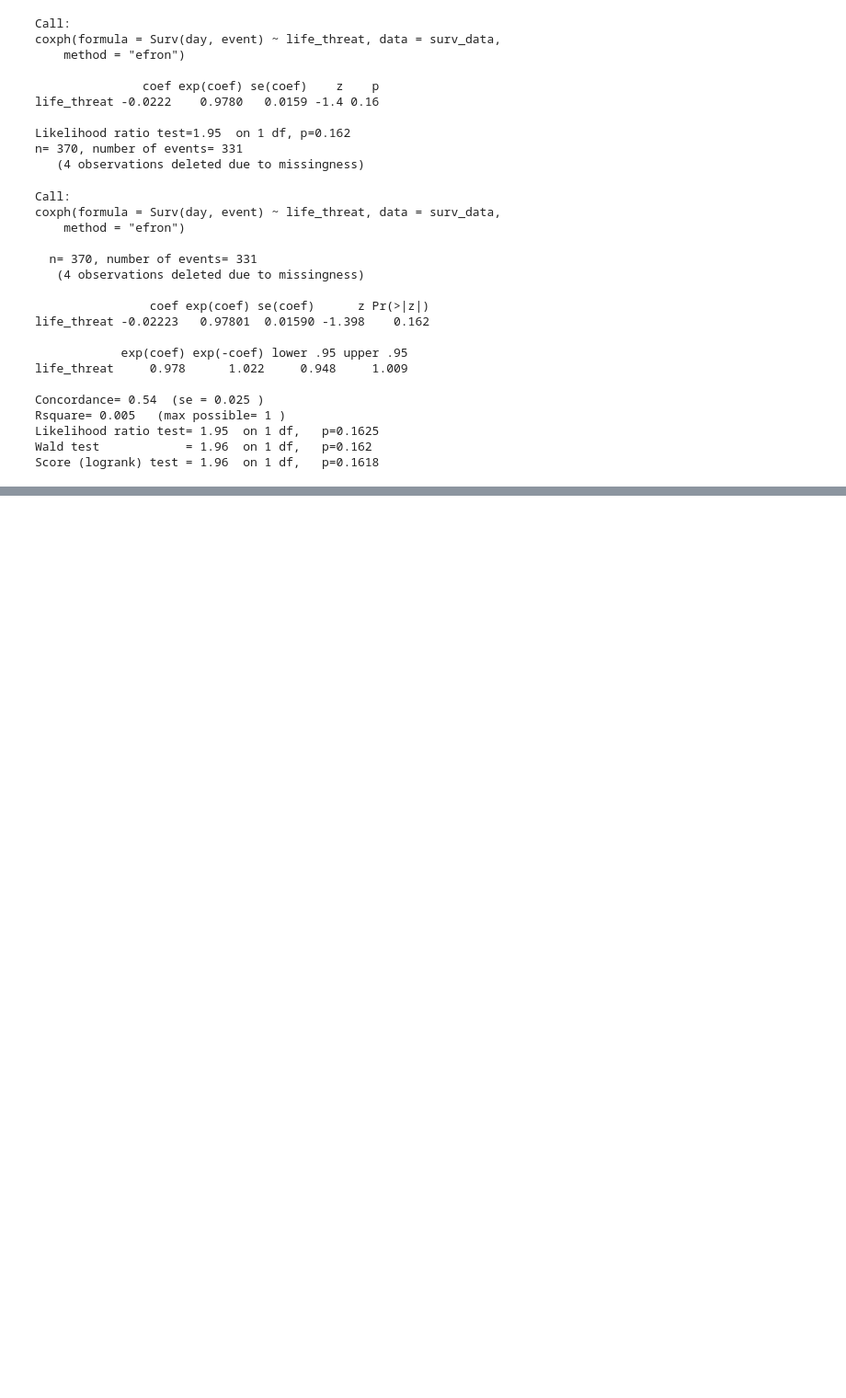
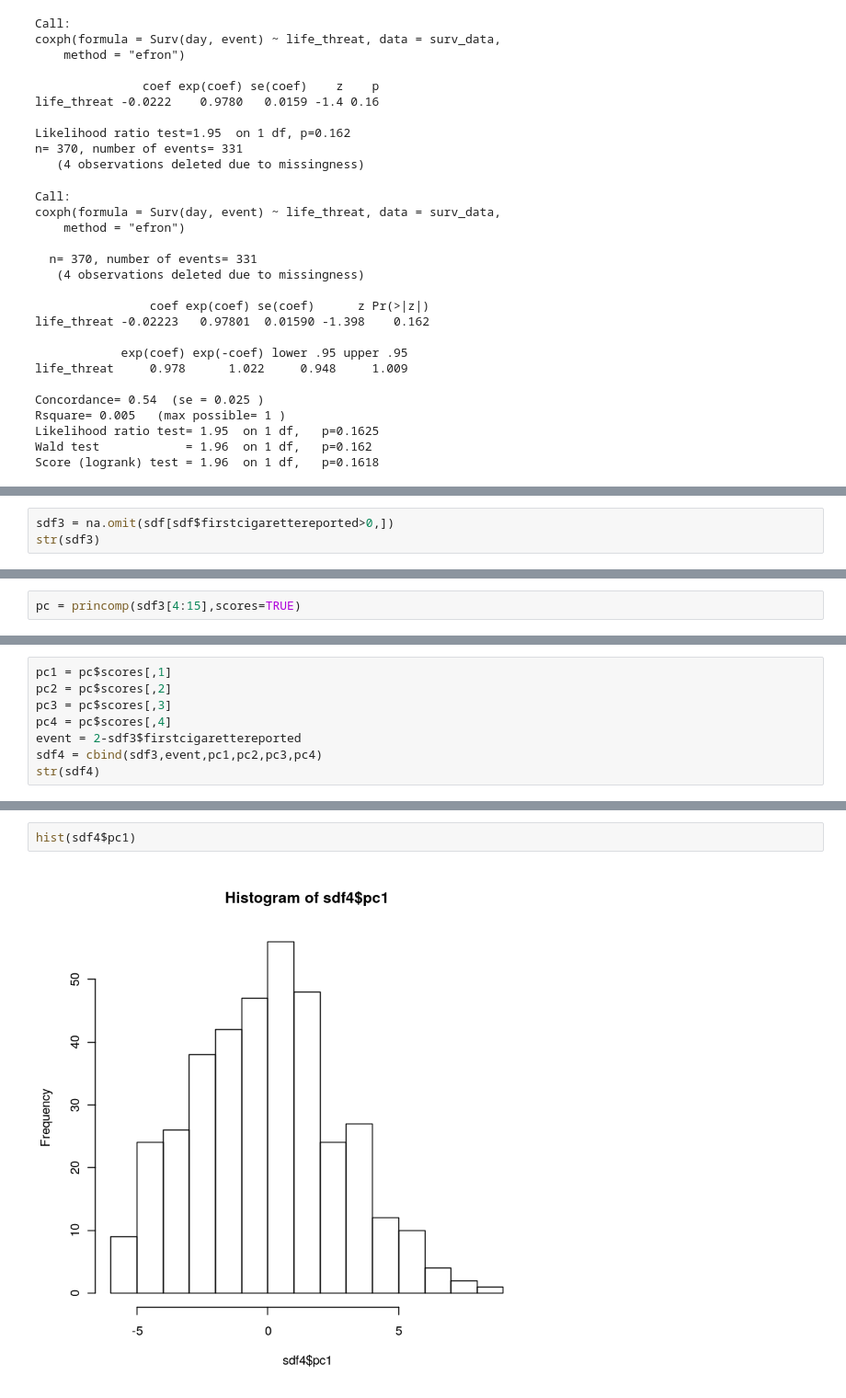
Before and after one commit to equinn1/Smoking_Cessation, a Jupyter notebook: notebooks/cox_regression1.ipynb, the cells around one changed output, grey strips where cells are left out. Shown at 92% size. Drawn from its saved outputs; the diff is of its cells as text; blank space fills up the shorter version.

Commit message:
adding princomp

```diff
--- a/notebooks/cox_regression1.ipynb
+++ b/notebooks/cox_regression1.ipynb
@@ -278,0 +283,3 @@ Score (logrank) test = 1.96  on 1 df,   p=0.1618
+# %%
+sdf3 = na.omit(sdf[sdf$firstcigarettereported>0,])
+str(sdf3)
@@ -278,0 +307,2 @@ Score (logrank) test = 1.96  on 1 df,   p=0.1618
+# %%
+pc = princomp(sdf3[4:15],scores=TRUE)
@@ -278,0 +363,8 @@ Score (logrank) test = 1.96  on 1 df,   p=0.1618
+# %%
+pc1 = pc$scores[,1]
+pc2 = pc$scores[,2]
+pc3 = pc$scores[,3]
+pc4 = pc$scores[,4]
+event = 2-sdf3$firstcigarettereported
+sdf4 = cbind(sdf3,event,pc1,pc2,pc3,pc4)
+str(sdf4)
@@ -278,0 +425,4 @@ Score (logrank) test = 1.96  on 1 df,   p=0.1618
+# %%
+hist(sdf4$pc1)
+# %% [output]
+[figure, added]
```
Also changed, not shown: parts of 19 cells of this notebook, 2 other files.
